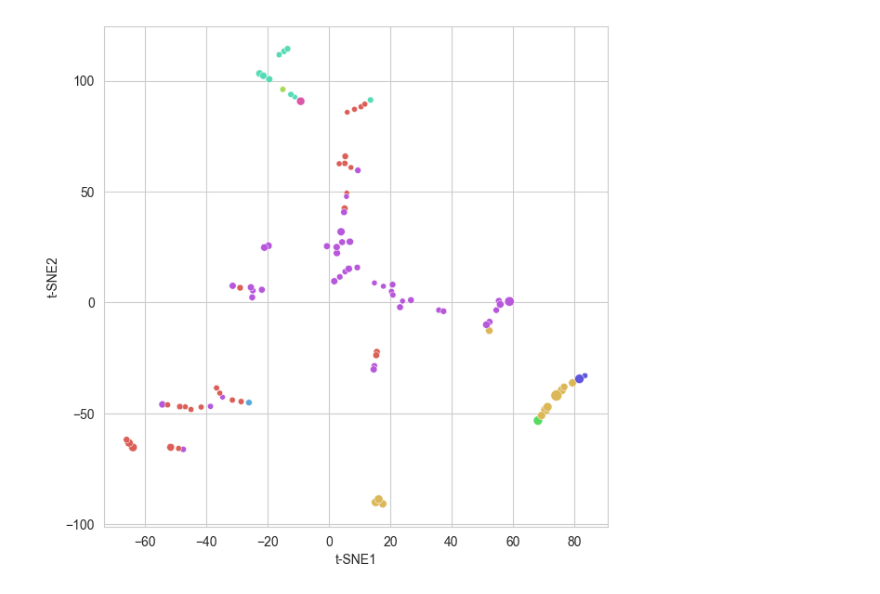
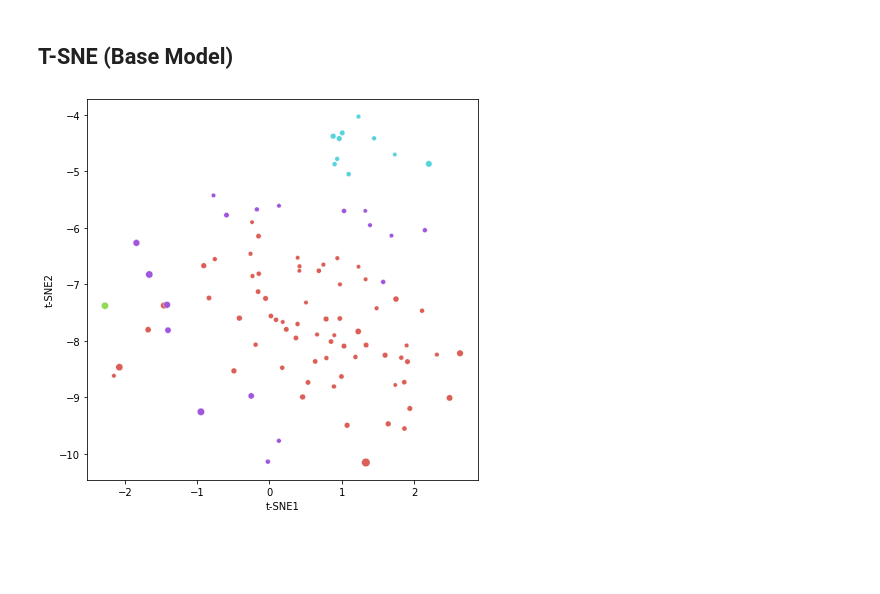
Before and after one commit to rkedia1/stock_volatility, a Jupyter notebook: cluster_analysis.ipynb, the cells around one changed output. Cells and saved outputs as stored; diff of their text form; code cells hidden in the pictures; blank space fills up the shorter version.

```diff
--- a/cluster_analysis.ipynb
+++ b/cluster_analysis.ipynb
@@ -43,32 +45,40 @@ max    3.065906e+08        0.231739    6.495834
+# %% [markdown]
+## T-SNE (Base Model)
 # %%
 fd = FinancialsData()
-results = cf.tsne.reduce(perplexity=2, n_iter=5000)
-df = pd.DataFrame(columns=["t-SNE1", "t-SNE2", "AvgVolatility", "Sector", "Cluster", "Industry"])
-df["t-SNE1"] = results[:, 0]
-df["t-SNE2"] = results[:, 1]
+results = cf.tsne.reduce(perplexity=55, n_iter=5000)
+df_1 = pd.DataFrame(columns=["t-SNE1", "t-SNE2", "AvgVolatility", "Sector", "Cluster", "Industry"])
+df_1["t-SNE1"] = results[:, 0]
+df_1["t-SNE2"] = results[:, 1]
 #df["MarketCap"] = fd.get_yfinance_data()["DilutedEPS"]
-df["Sector"] = fd.get_yfinance_data()["Sector"]
-df["Industry"] = fd.get_yfinance_data()["Sector"]
-df["Symbol"] = fd.get_yfinance_data().symbol
+df_1["Sector"] = fd.get_yfinance_data()["Sector"]
+df_1["Industry"] = fd.get_yfinance_data()["Sector"]
+df_1["Symbol"] = fd.get_yfinance_data().symbol
+
+cf.gmm.cluster(n_components=4)
+#print(list(cf.gmm.cluster(n_components=4)))
+
 cluster_assignments = [i[1] for i in cf.gmm.cluster()]
 for k, v in cf.gmm.cluster():
-     df.loc[(df["Symbol"] == k), "Cluster"] = v
-for i in df["Symbol"]:
+     df_1.loc[(df["Symbol"] == k), "Cluster"] = v
+for i in df_1["Symbol"]:
     at = AnalysisTargets()
     mean = at.create_target_dataset(i)['Deviation'].mean()
-    df.loc[(df["Symbol"] == i), "AvgVolatility"] = mean
-num_colors = len(set(df["Cluster"]))
+    df_1.loc[(df_1["Symbol"] == i), "AvgVolatility"] = mean
+
+
+num_colors = len(set(df_1["Cluster"]))
 plt.figure(figsize=(7,7))
 sns.scatterplot(
     x="t-SNE1",
     y="t-SNE2",
     hue="Cluster",
     size="AvgVolatility",
     data=df,
     palette=sns.color_palette("hls", num_colors),
     legend=False,
 )
 plt.show()
 # %% [output]
-[figure, old version]
+[figure, new version]
 # %%
```
Also changed, not shown: parts of 21 cells of this notebook.
